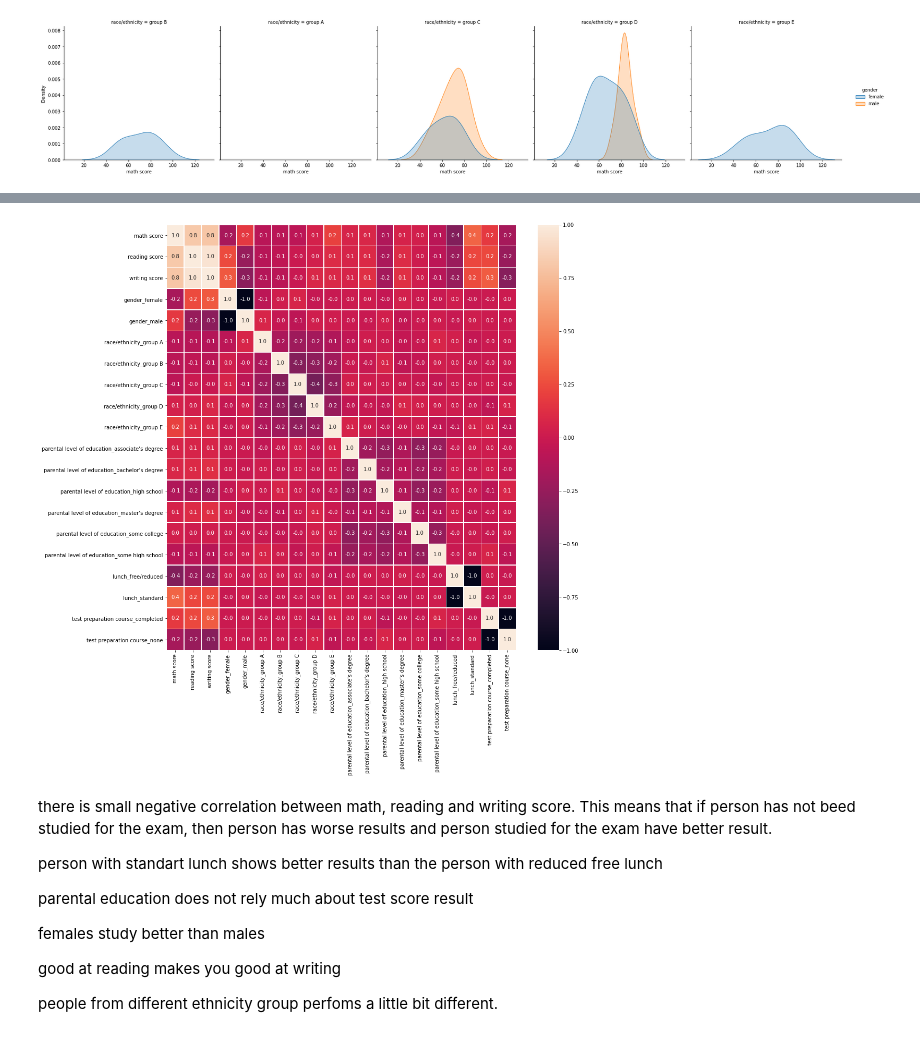
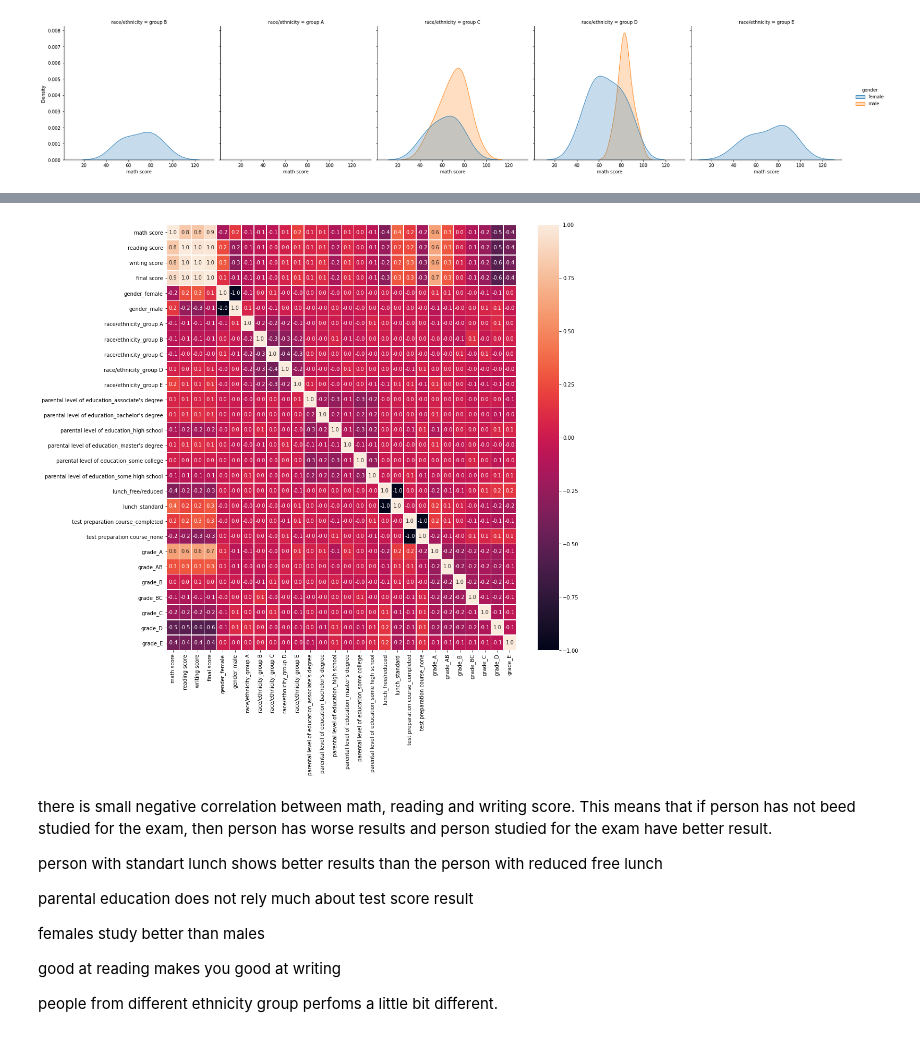
Before and after one commit to wisnuariay21/StudentPerformance-EDA_Python, a Jupyter notebook: StudentPerformance.ipynb, the cells around one changed output, grey strips where cells are left out. Drawn from its saved outputs; the diff is of its cells as text; code cells hidden in the pictures.

```diff
--- a/StudentPerformance.ipynb
+++ b/StudentPerformance.ipynb
@@ -147,0 +175,19 @@ compare_df.round()
+# %%
+conditions = [
+    (df['final score'] > 80),
+    (df['final score'] > 72) & (df['final score'] <= 80),
+    (df['final score'] > 65) & (df['final score'] <= 72),
+    (df['final score'] > 59) & (df['final score'] <= 65),
+    (df['final score'] > 54) & (df['final score'] <= 59),
+    (df['final score'] > 39) & (df['final score'] <= 54),
+    (df['final score'] <= 39),
+    ]
+
+# create a list of the values we want to assign for each condition
+values = ['A', 'AB', 'B', 'BC','C','D','E']
+
+# create a new column and use np.select to assign values to it using our lists as arguments
+df['grade'] = np.select(conditions, values)
+
+# display updated DataFrame
+df.head()
@@ -148,11 +201,11 @@ compare_df.round()
 # %%
-full_df = pd.get_dummies(df)
+full_df_final = pd.get_dummies(df)
 f,ax = plt.subplots(figsize=(15, 15))
 
-sns.heatmap(full_df.corr(), annot=True, linewidths=.5, fmt= '.1f',ax=ax)
+sns.heatmap(full_df_final.corr(), annot=True, linewidths=.5, fmt= '.1f',ax=ax)
 plt.show()
 # %% [output]
-[figure, old version]
+[figure, new version]
 # %% [markdown]
 there is small negative correlation between math, reading and writing score. This means that if person has not beed studied for the exam, then person has worse results and person studied for the exam have better result.
 
```
Also changed, not shown: parts of 15 cells of this notebook.
